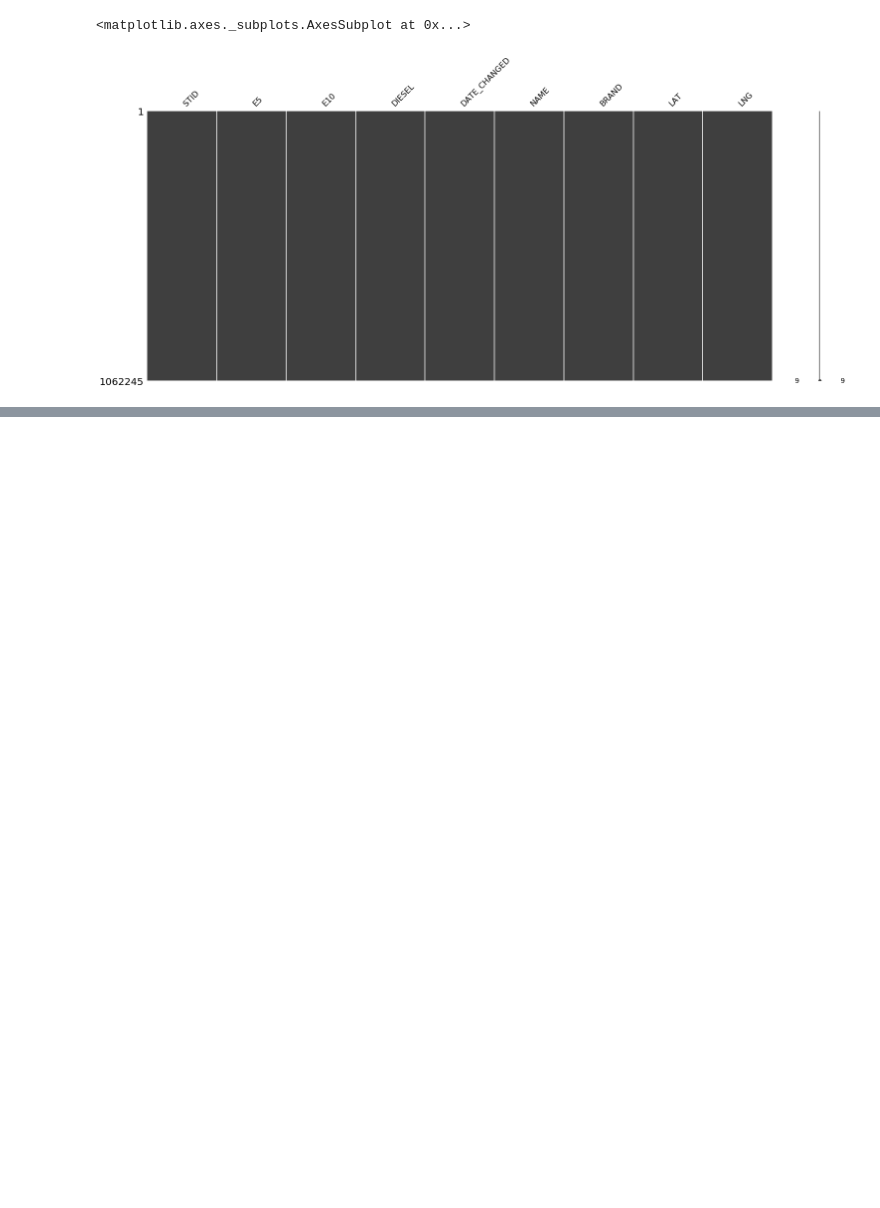
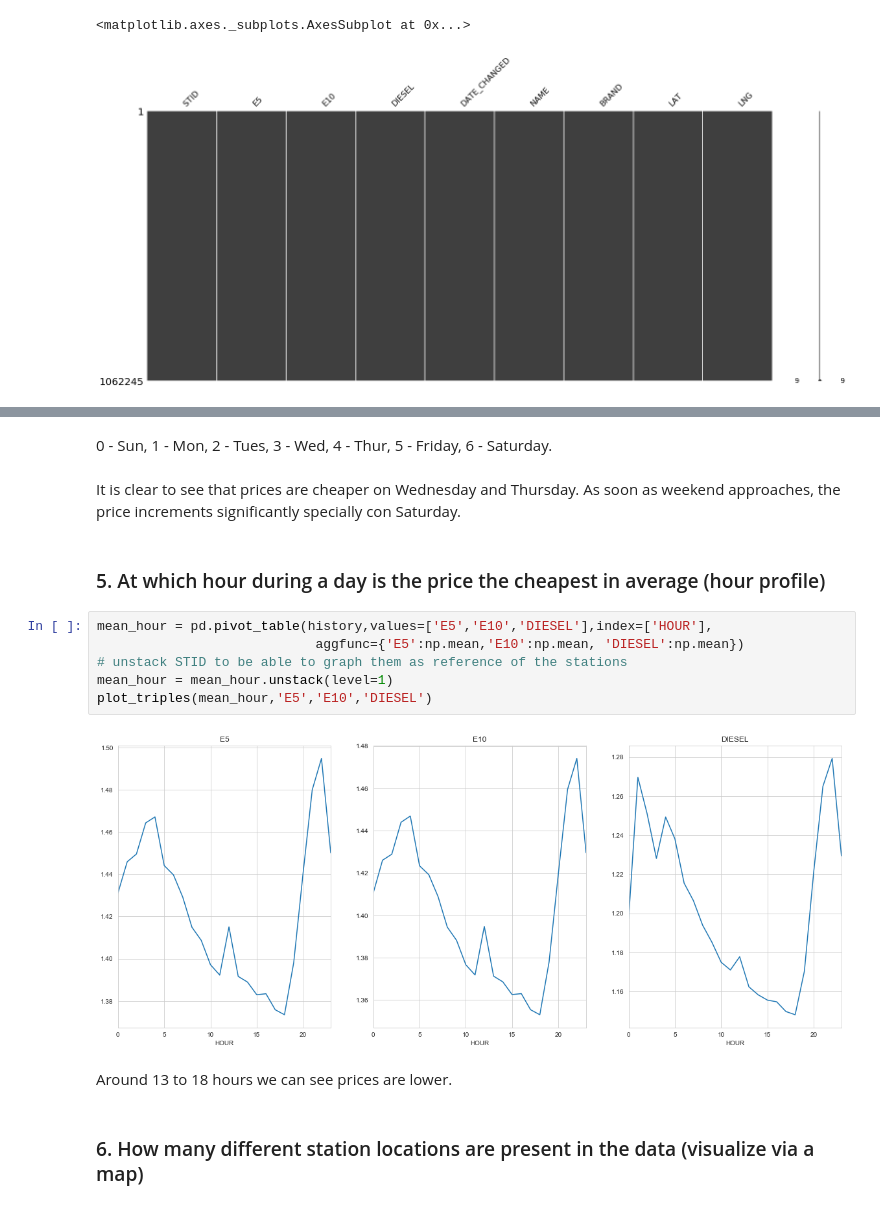
Before and after one commit to ds2019tukl/DS-2019-hector-margarito, a Jupyter notebook: Exercise_1.ipynb, the cells around one changed output, grey strips where cells are left out. Saved outputs shown, nothing was run; the diff lists cells and outputs as text; blank space fills up the shorter version.

```diff
--- a/Exercise_1.ipynb
+++ b/Exercise_1.ipynb
@@ -172,0 +308,18 @@ ms.matrix(data)
+# %% [markdown]
+0 - Sun, 1 - Mon, 2 - Tues, 3 - Wed, 4 - Thur, 5 - Friday, 6 - Saturday.
+# %% [markdown]
+It is clear to see that prices are cheaper on Wednesday and Thursday. As soon as weekend approaches, the price increments significantly specially con Saturday.
+# %% [markdown]
+### 5. At which hour during a day is the price the cheapest in average (hour profile)
+# %%
+mean_hour = pd.pivot_table(history,values=['E5','E10','DIESEL'],index=['HOUR'],
+                            aggfunc={'E5':np.mean,'E10':np.mean, 'DIESEL':np.mean})
+# unstack STID to be able to graph them as reference of the stations
+mean_hour = mean_hour.unstack(level=1)
+plot_triples(mean_hour,'E5','E10','DIESEL')
+# %% [output]
+[figure, added]
+# %% [markdown]
+Around 13 to 18 hours we can see prices are lower.
+# %% [markdown]
+### 6. How many different station locations are present in the data (visualize via a map)
```
Also changed, not shown: parts of 39 cells of this notebook.
